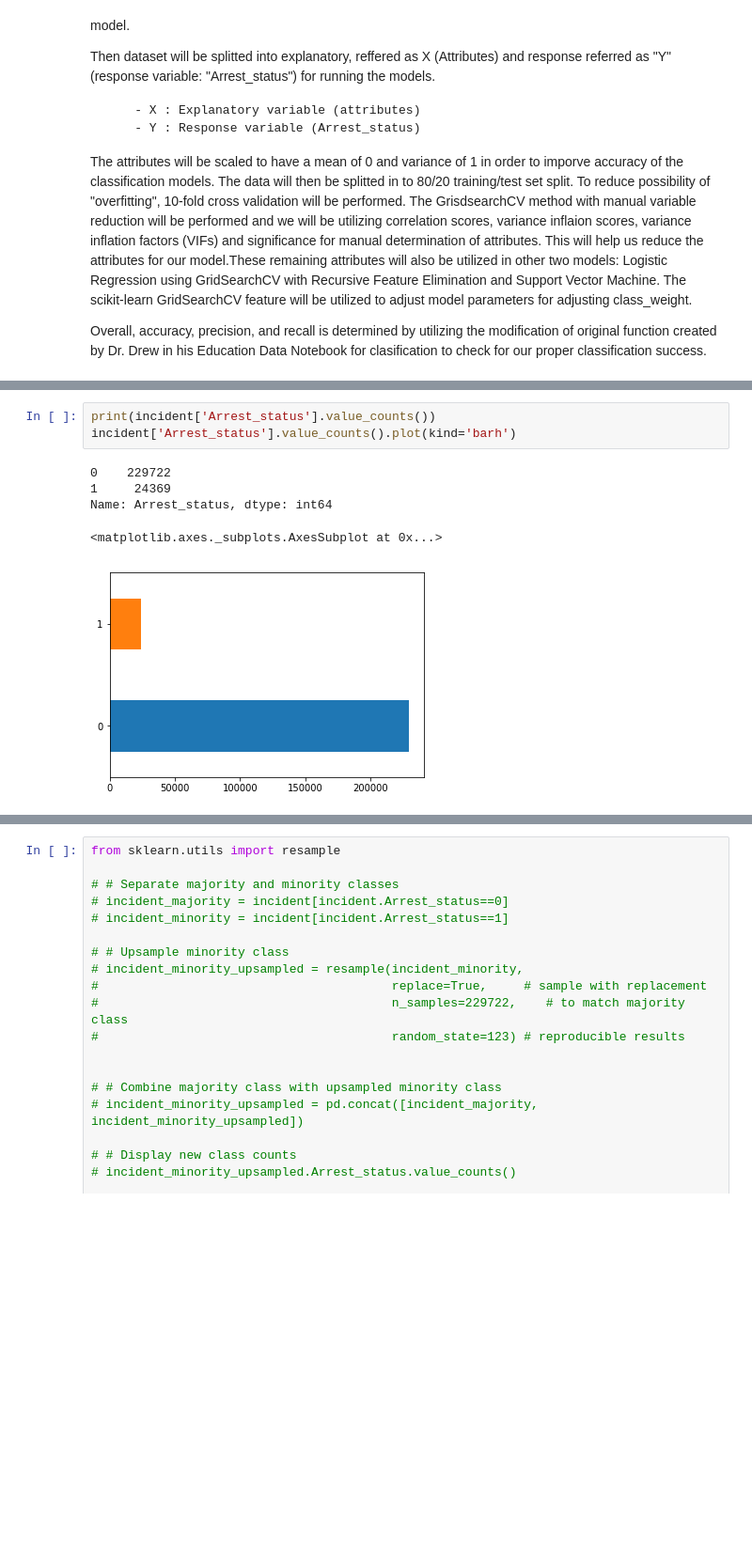
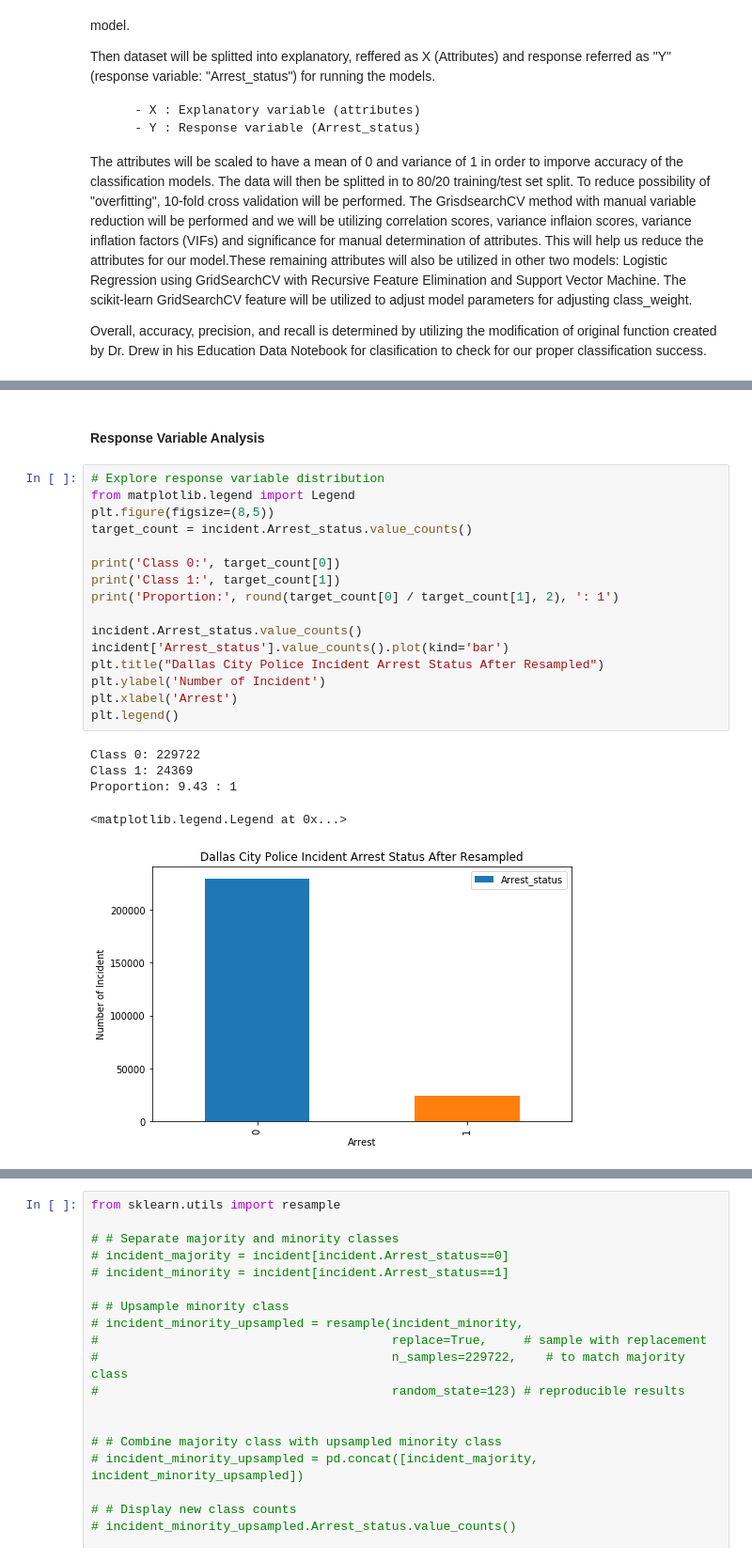
Before and after one commit to chaoshunh/MSDS7331-Data-Mining, a Jupyter notebook: In_depth_full/MINI LAB- OCT 4.ipynb, the cells around one changed output, grey strips where cells are left out. Shown at 94% size. Drawn from its saved outputs; the diff is of its cells as text; blank space fills up the shorter version.

```diff
--- a/In_depth_full/MINI LAB- OCT 4.ipynb
+++ b/In_depth_full/MINI LAB- OCT 4.ipynb
@@ -82,10 +87,25 @@ Longitude                    9755
 dtype: int64
-# %%
-print(incident['Arrest_status'].value_counts())
-incident['Arrest_status'].value_counts().plot(kind='barh')
-# %% [output]
-0    229722
-1     24369
-Name: Arrest_status, dtype: int64
-<matplotlib.axes._subplots.AxesSubplot at 0x...>
-[figure, removed]
+# %% [markdown]
+#### Response Variable Analysis
+# %%
+# Explore response variable distribution
+from matplotlib.legend import Legend
+plt.figure(figsize=(8,5))
+target_count = incident.Arrest_status.value_counts()
+
+print('Class 0:', target_count[0])
+print('Class 1:', target_count[1])
+print('Proportion:', round(target_count[0] / target_count[1], 2), ': 1')
+
+incident.Arrest_status.value_counts()
+incident['Arrest_status'].value_counts().plot(kind='bar')
+plt.title("Dallas City Police Incident Arrest Status After Resampled")
+plt.ylabel('Number of Incident')
+plt.xlabel('Arrest')
+plt.legend()
+# %% [output]
+Class 0: 229722
+Class 1: 24369
+Proportion: 9.43 : 1
+<matplotlib.legend.Legend at 0x...>
+[figure, added]
```
Also changed, not shown: parts of 26 cells of this notebook.
